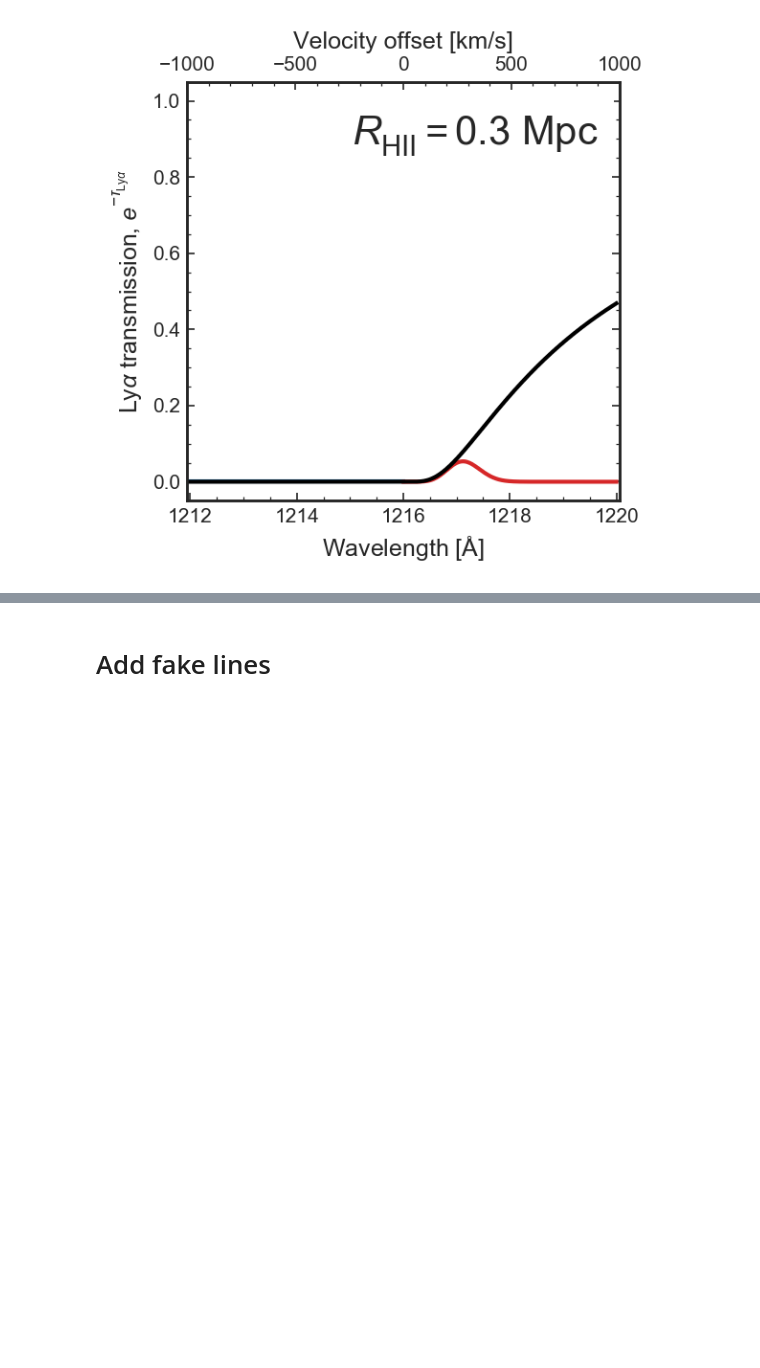
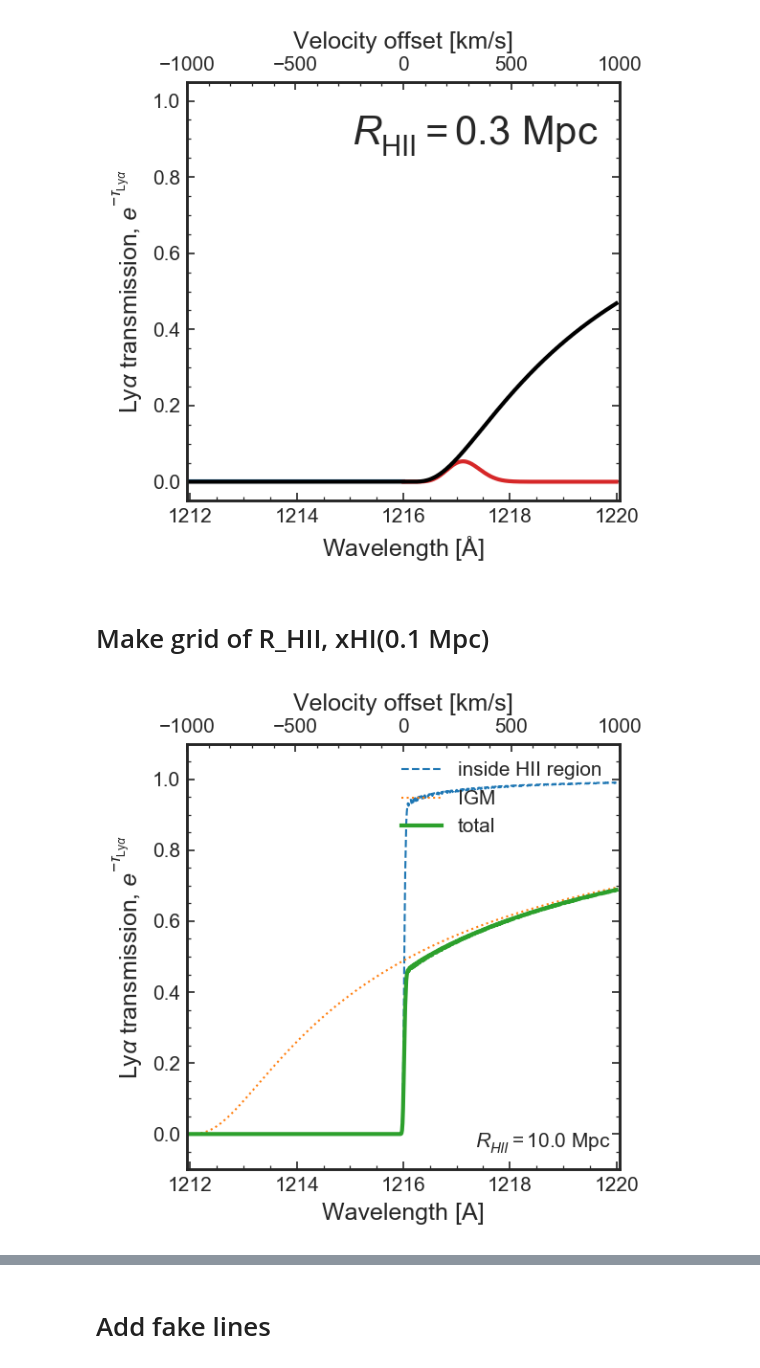
Before and after one commit to charlottenosam/LyaLineshapes, a Jupyter notebook: notebooks/bubble_size_lya_DV.ipynb, the cells around one changed output, grey strips where cells are left out. Saved outputs shown, nothing was run; the diff lists cells and outputs as text; code cells hidden in the pictures; blank space fills up the shorter version.

Commit message:
grid of R_ion, xHI

```diff
--- a/notebooks/bubble_size_lya_DV.ipynb
+++ b/notebooks/bubble_size_lya_DV.ipynb
@@ -736,7 +674,7 @@ Ndot_ion = 2.e55/u.s
 
 z_s = 7.
 
-R_ion = R_bubble_CenHaiman2000(z_s=z_s, Ndot_ion=Ndot_ion, t_source=1e8*u.year)
+R_ion = bubbles.R_bubble_CenHaiman2000(z_s=z_s, Ndot_ion=Ndot_ion, t_source=1e8*u.year)
 z_ion = bubbles.z_at_comoving_distance(R_ion, z_1=z_s)
 z_min = 6.
 
@@ -770,7 +708,7 @@ Ndot_ion = 2.e55/u.s
 
 z_s = 7.
 
-R_ion = R_bubble_CenHaiman2000(z_s=z_s, Ndot_ion=Ndot_ion, t_source=1e8*u.year)
+R_ion = bubbles.R_bubble_CenHaiman2000(z_s=z_s, Ndot_ion=Ndot_ion, t_source=1e8*u.year)
 z_ion = bubbles.z_at_comoving_distance(R_ion, z_1=z_s)
 z_min = 6.
 
@@ -926,16 +864,7 @@ R_ion_tab   = np.array(R_ion_tab)
 2.0000000000000002e+58 1 / s 8.450030256920137 Mpc
 # %%
 # Plot
-norm = mpl.colors.Normalize(vmin=np.min(R_ion_tab), vmax=np.max(R_ion_tab))
-
-# choose a colormap
-c_m = cubehelix3_16.get_mpl_colormap()
-c_m = mpl.cm.plasma_r
-
-
-# create ScalarMappable and initialize a data structure
-s_m = mpl.cm.ScalarMappable(cmap=c_m, norm=norm)
-s_m.set_array([])
+s_m = bubbles.scalar_mappable(R_ion_tab, cmap='plasma_r')
 
 DV_tab = bubbles.wave_to_DV(wave_em)
 
@@ -959,5 +888,5 @@ ax_wave.set_xlabel('Wavelength [A]')
 ax_DV.set_xlabel('Velocity offset [km/s]')
 
 plt.tight_layout()
-plt.savefig('../figs/transmission_R_HII.pdf')
+# plt.savefig('../figs/transmission_R_HII.pdf')
 # %% [output]
@@ -965,23 +894,2 @@ plt.savefig('../figs/transmission_R_HII.pdf')
 # %% [markdown]
 ## Video of grid
-# %%
-z_s   = 7.
-z_min = 6.
-source_age = 1e7*u.year
-
-Ndot_ion_tab = np.logspace(-3, 1, 50)*2e57/u.s
-# Ndot_ion_tab = np.linspace(1e54, 2e57, 50)/u.s
-
-
-tau_tot_tab = []
-R_ion_tab   = []
-for Ndot_ion in Ndot_ion_tab:
-    tau_tab, R_ion = make_tau(Ndot_ion=Ndot_ion, source_age=source_age, z_s=z_s, z_min=z_min)
-    print(Ndot_ion, R_ion)
-    tau_HII, tau_IGM, tau_total = tau_tab
-
-    R_ion_tab.append(R_ion.value)
-    tau_tot_tab.append(tau_total)
-
-tau_tot_tab = np.array(tau_tot_tab)
-R_ion_tab   = np.array(R_ion_tab)
@@ -1051,3 +941,5 @@ plt.tight_layout()
 anim_tau.save(plotname, dpi=150, writer='imagemagick')
 # %% [output]
 [figure]
+# %% [markdown]
+# Make grid of R_HII, xHI(0.1 Mpc)
@@ -1053,0 +1023,9 @@ anim_tau.save(plotname, dpi=150, writer='imagemagick')
+# %%
+R_ion  = 10 * u.Mpc
+xHI_01 = 1e-5
+
+tau_tab = make_tau_grid(R_ion=R_ion, xHI_01=xHI_01)
+
+plot_tau(tau_tab, wave_em, R_ion, transmission=True)
+# %% [output]
+[figure, added]
```
Also changed, not shown: parts of 29 cells of this notebook, 9 other files.
